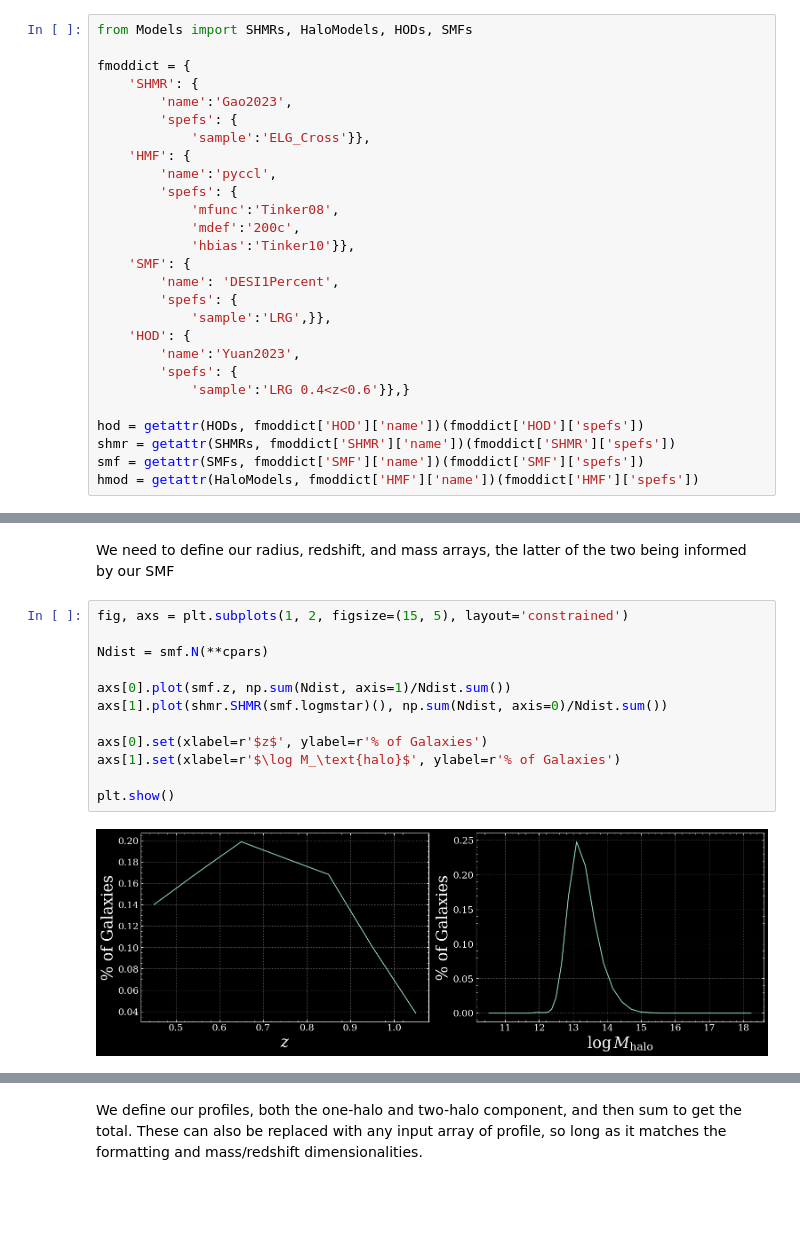
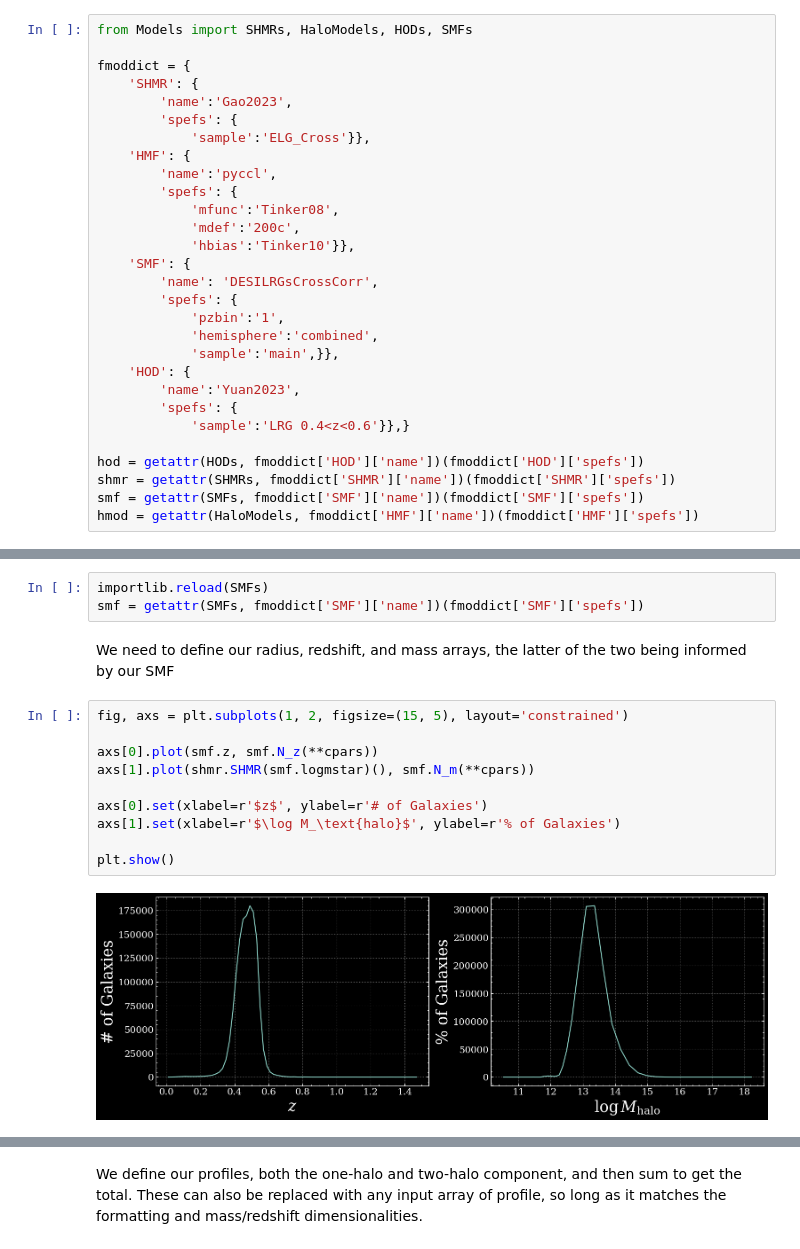
Before and after one commit to chadpopik/CAPPIBARAS, a Jupyter notebook: ForwardModelCheck.ipynb, the cells around one changed output, grey strips where cells are left out. Drawn from its saved outputs; the diff is of its cells as text; blank space fills up the shorter version.

```diff
--- a/ForwardModelCheck.ipynb
+++ b/ForwardModelCheck.ipynb
@@ -37,9 +38,11 @@ fmoddict = {
             'mdef':'200c',
             'hbias':'Tinker10'}},
     'SMF': {
-        'name': 'DESI1Percent',
+        'name': 'DESILRGsCrossCorr',
         'spefs': {
-            'sample':'LRG',}},
+            'pzbin':'1',
+            'hemisphere':'combined',
+            'sample':'main',}},
     'HOD': {
         'name':'Yuan2023',
         'spefs': {
@@ -136,19 +138,20 @@ r200c = lambda zs, logmhalos: (10**logmhalos/(4/3*np.pi*200*rhoc(zs)[:, None]))*
 hmf_hmod_func = lambda zs, logmhalos: hmod.HMF(zs, logmhalos, **cpars)
 bh = lambda zs, logmhalos: hmod.bh(zs, logmhalos, **cpars)
 Plin = lambda ks, zs: hmod.Plin(ks, zs, **cpars)
+# %%
+importlib.reload(SMFs)
+smf = getattr(SMFs, fmoddict['SMF']['name'])(fmoddict['SMF']['spefs'])
 # %% [markdown]
 We need to define our radius, redshift, and mass arrays, the latter of the two being informed by our SMF
 # %%
 fig, axs = plt.subplots(1, 2, figsize=(15, 5), layout='constrained')
 
-Ndist = smf.N(**cpars)
+axs[0].plot(smf.z, smf.N_z(**cpars))
+axs[1].plot(shmr.SHMR(smf.logmstar)(), smf.N_m(**cpars))
 
-axs[0].plot(smf.z, np.sum(Ndist, axis=1)/Ndist.sum())
-axs[1].plot(shmr.SHMR(smf.logmstar)(), np.sum(Ndist, axis=0)/Ndist.sum())
-
-axs[0].set(xlabel=r'$z$', ylabel=r'% of Galaxies')
+axs[0].set(xlabel=r'$z$', ylabel=r'# of Galaxies')
 axs[1].set(xlabel=r'$\log M_\text{halo}$', ylabel=r'% of Galaxies')
 
 plt.show()
 # %% [output]
-[figure, old version]
+[figure, new version]
```
Also changed, not shown: parts of 21 cells of this notebook, 18 other files.
